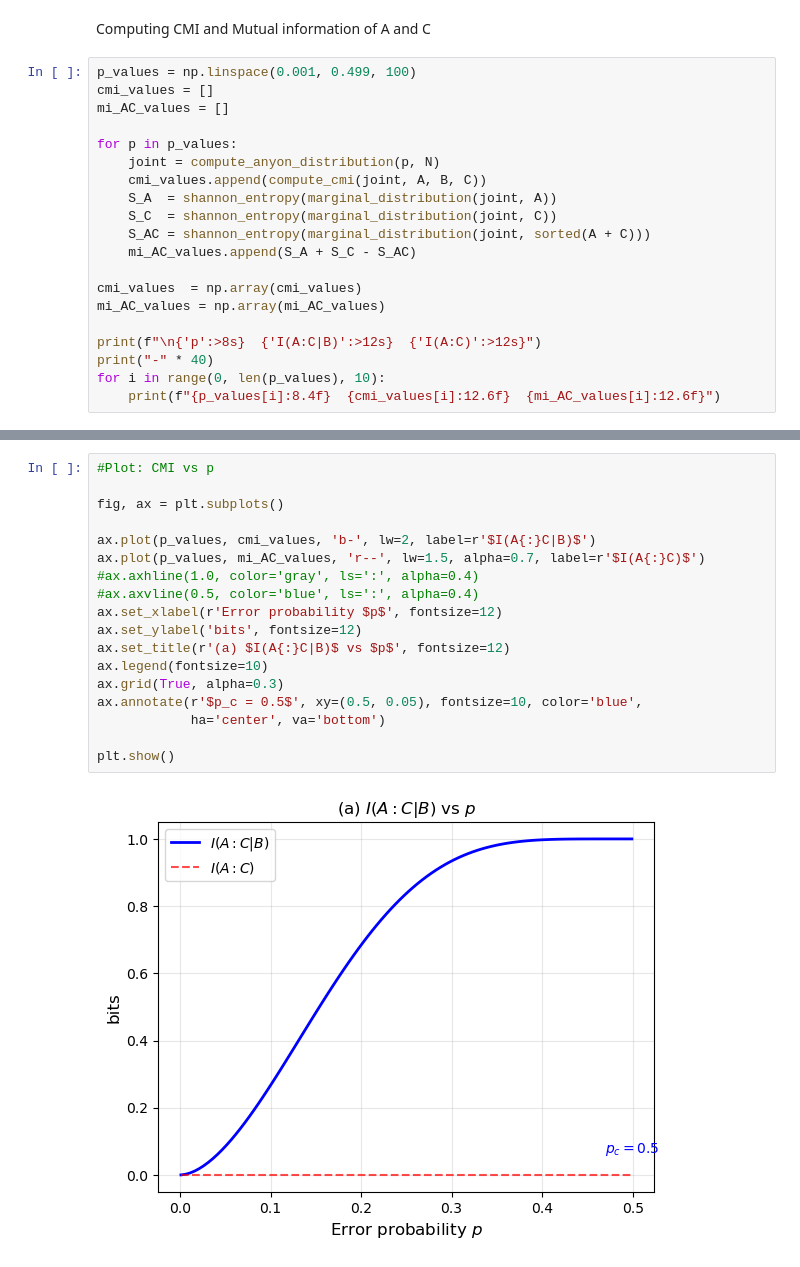
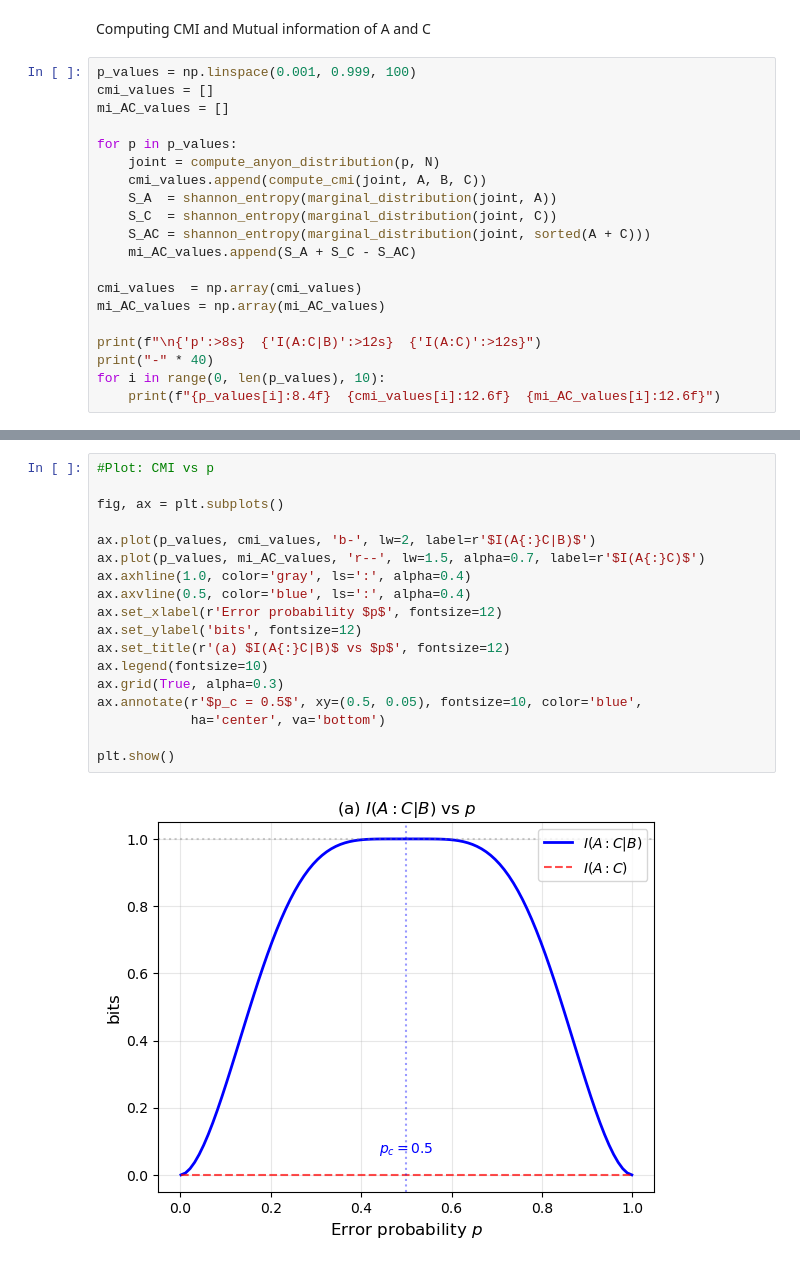
Before and after one commit to HannaKarwowska/PSI-Essay, a Jupyter notebook: 1D_code_new.ipynb, the cells around one changed output, grey strips where cells are left out. Cells and saved outputs as stored; diff of their text form.

```diff
--- a/1D_code_new.ipynb
+++ b/1D_code_new.ipynb
@@ -141,7 +141,7 @@ def compute_correlations(joint_prob, N=12):
 # %% [markdown]
 Computing CMI and Mutual information of A and C
 # %%
-p_values = np.linspace(0.001, 0.499, 100)
+p_values = np.linspace(0.001, 0.999, 100)
 cmi_values = []
 mi_AC_values = []
 
@@ -176,20 +176,20 @@ for i in range(0, len(p_values), 10):
 # %%
 #Plot: CMI vs p
 
 fig, ax = plt.subplots()
 
 ax.plot(p_values, cmi_values, 'b-', lw=2, label=r'$I(A{:}C|B)$')
 ax.plot(p_values, mi_AC_values, 'r--', lw=1.5, alpha=0.7, label=r'$I(A{:}C)$')
-#ax.axhline(1.0, color='gray', ls=':', alpha=0.4)
-#ax.axvline(0.5, color='blue', ls=':', alpha=0.4)
+ax.axhline(1.0, color='gray', ls=':', alpha=0.4)
+ax.axvline(0.5, color='blue', ls=':', alpha=0.4)
 ax.set_xlabel(r'Error probability $p$', fontsize=12)
 ax.set_ylabel('bits', fontsize=12)
 ax.set_title(r'(a) $I(A{:}C|B)$ vs $p$', fontsize=12)
 ax.legend(fontsize=10)
 ax.grid(True, alpha=0.3)
 ax.annotate(r'$p_c = 0.5$', xy=(0.5, 0.05), fontsize=10, color='blue',
             ha='center', va='bottom')
 
 plt.show()
 # %% [output]
-[figure, old version]
+[figure, new version]
```
Also changed, not shown: parts of 1 cell of this notebook.
